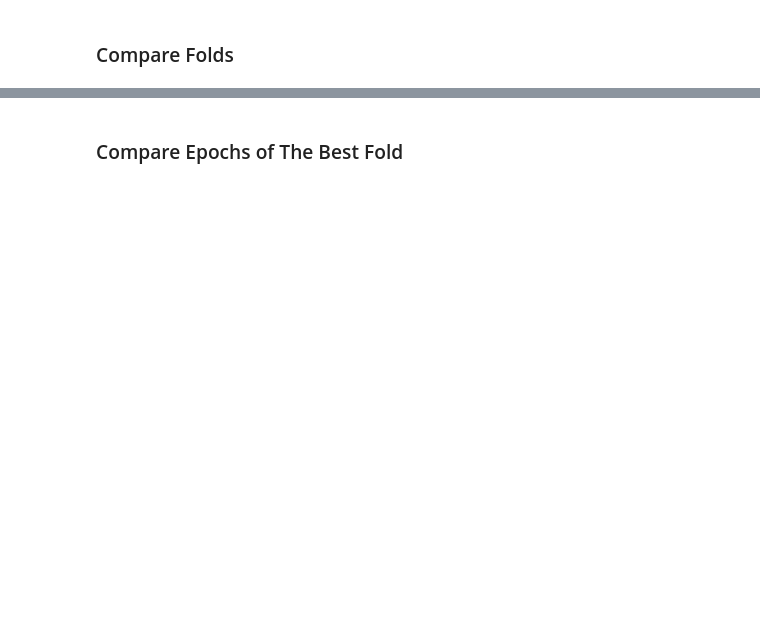
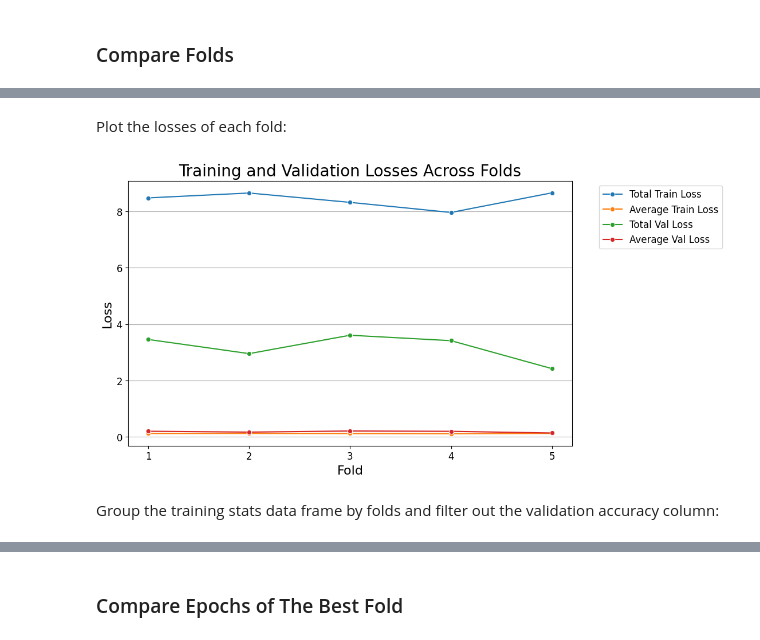
Before and after one commit to belindalombard/BertMLProject, a Jupyter notebook: Relevance_Model.ipynb, the cells around one changed output, grey strips where cells are left out. Cells and saved outputs as stored; diff of their text form; code cells hidden in the pictures; blank space fills up the shorter version.

Commit message:
Plotted all graphs

```diff
--- a/Relevance_Model.ipynb
+++ b/Relevance_Model.ipynb
@@ -918,7 +903,7 @@ for fold_index, (train_index, val_index) in enumerate(skf.split(df_train,targets
 
     # overall stats:
     epoch_stats = {'fold': fold_index + 1,
-                   'epoch:': epoch + 1}
+                   'epoch': epoch + 1}
 
     total_macro_f1 = 0
     avg_macro_f1 = 0
@@ -1123,7 +1108,7 @@ for fold_index, (train_index, val_index) in enumerate(skf.split(df_train,targets
       # Save the Model:
       model_name = 'fold_' + str(fold_index) + '.bin'
       torch.save(model.state_dict(), model_name)
-      print('Saved model as ', model_name)
+      print('Saved model as', model_name)
 
     else:
 
@@ -1135,7 +1120,9 @@ for fold_index, (train_index, val_index) in enumerate(skf.split(df_train,targets
 
         model_name = 'fold_' + str(fold_index) + '.bin'
         torch.save(model.state_dict(), model_name)
-        print('F1-Macro improved. Saved model as ', model_name)
+
+        best_fold_path = model_name
+        print('F1-Macro improved. Saved model as', model_name)
 
 
     # Add the Macro-F1 scores of this epoch to the overall list:
@@ -1165,0 +1334,4 @@ Convert the training_stats dictionary into a dataframe that will be used for dat
+# %%
+pd.set_option('display.precision', 2)
+
+df = pd.DataFrame(training_stats)
@@ -1237,0 +1401,3 @@ Plot precision, recall and f1-score of each class:
+# %%
+folds_loss = df.groupby('fold')[['total_train_loss','avg_train_loss','total_val_loss', 'avg_val_loss']].mean()
+folds_loss = folds_loss.reset_index()
@@ -1237,0 +1413,24 @@ Plot precision, recall and f1-score of each class:
+# %% [markdown]
+Plot the losses of each fold:
+# %%
+plt.figure(figsize=(10, 6))
+sns.lineplot(x='fold', y='total_train_loss', data=folds_loss, marker='o', label='Total Train Loss')
+sns.lineplot(x='fold', y='avg_train_loss', data=folds_loss, marker='o', label='Average Train Loss')
+sns.lineplot(x='fold', y='total_val_loss', data=folds_loss, marker='o', label='Total Val Loss')
+sns.lineplot(x='fold', y='avg_val_loss', data=folds_loss, marker='o', label='Average Val Loss')
+
+
+plt.title('Training and Validation Losses Across Folds', fontsize=20)
+
+plt.xlabel('Fold',fontsize=16)
+plt.xticks(folds_loss['fold'], fontsize=12)
+plt.ylabel('Loss',fontsize=16)
+plt.yticks(fontsize=12)
+plt.legend(bbox_to_anchor=(1.05, 1), loc='upper left',fontsize = 12)
+plt.grid(axis='y')
+
+plt.savefig(FOLDER_PATH+'Training_Validation_Losses_Across_Folds.png', format='png', transparent = True, bbox_inches='tight',pad_inches=0.1)
+# %% [output]
+[figure, added]
+# %% [markdown]
+Group the training stats data frame by folds and filter out the validation accuracy column:
```
Also changed, not shown: parts of 48 cells of this notebook.
